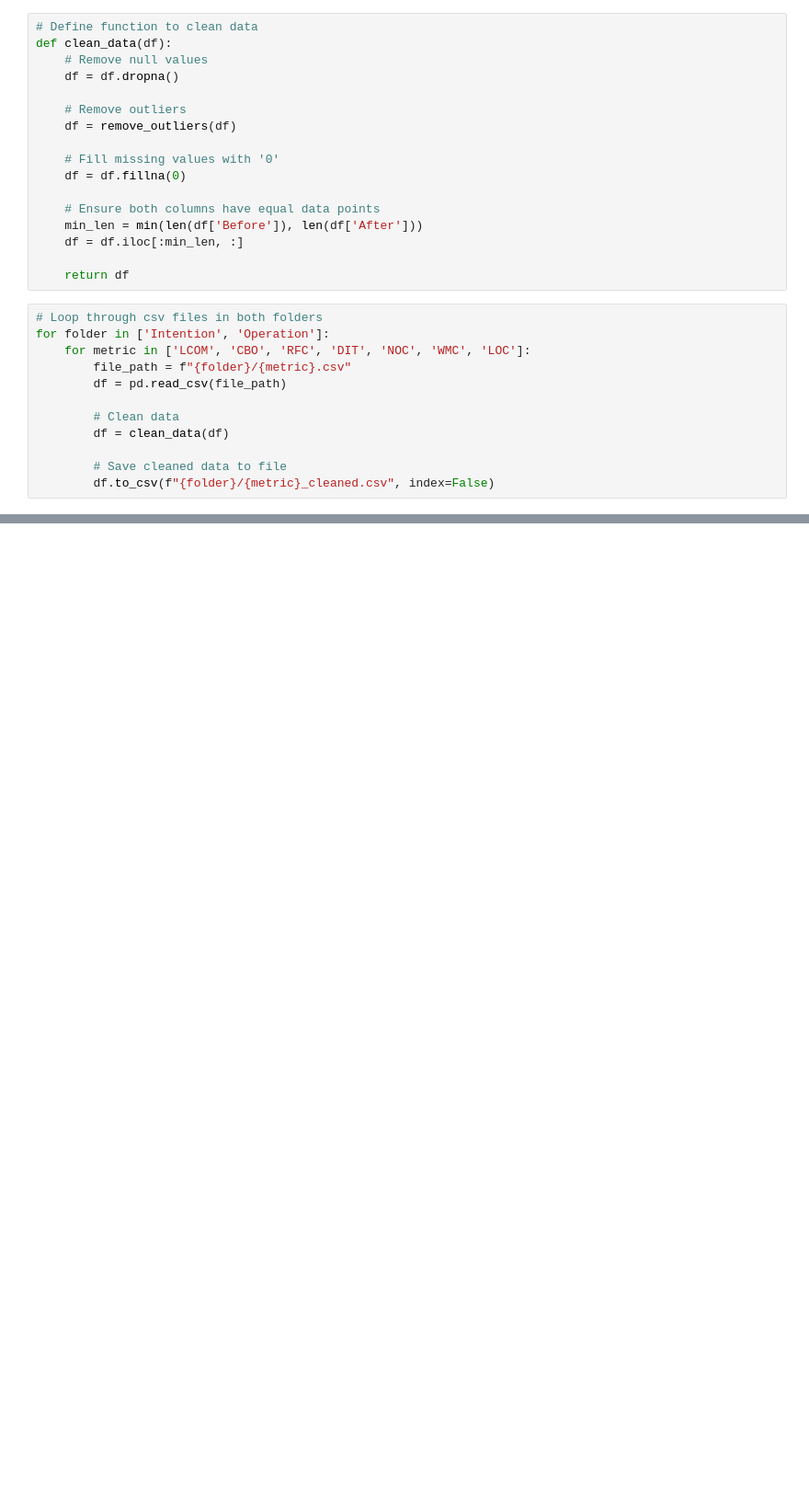
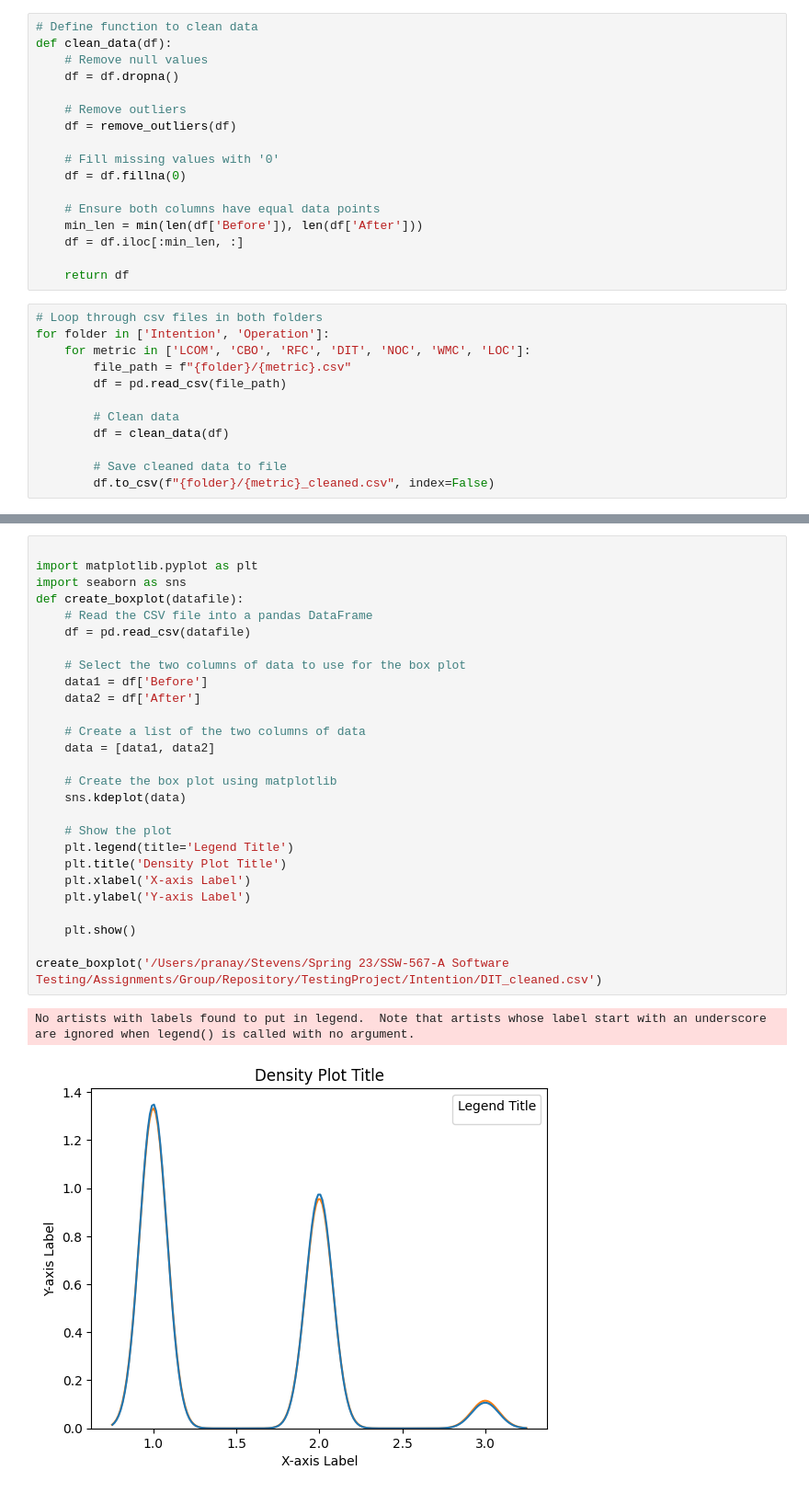
Before and after one commit to PranayRJuturu/DeveloperIntention, a Jupyter notebook: FinalCleaning.ipynb, the cells around one changed output, grey strips where cells are left out. Shown at 92% size. Drawn from its saved outputs; the diff is of its cells as text; blank space fills up the shorter version.

```diff
--- a/FinalCleaning.ipynb
+++ b/FinalCleaning.ipynb
@@ -40,3 +129,33 @@ for folder in ['Intention', 'Operation']:
+# %%
+
+import matplotlib.pyplot as plt
+import seaborn as sns
+def create_boxplot(datafile):
+    # Read the CSV file into a pandas DataFrame
+    df = pd.read_csv(datafile)
+
+    # Select the two columns of data to use for the box plot
+    data1 = df['Before']
+    data2 = df['After']
+
+    # Create a list of the two columns of data
+    data = [data1, data2]
+
+    # Create the box plot using matplotlib
+    sns.kdeplot(data)
+
+    # Show the plot
+    plt.legend(title='Legend Title')
+    plt.title('Density Plot Title')
+    plt.xlabel('X-axis Label')
+    plt.ylabel('Y-axis Label')
+
+    plt.show()
+
+create_boxplot('/Users/pranay/Stevens/Spring 23/SSW-567-A Software Testing/Assignments/Group/Repository/TestingProject/Intention/DIT_cleaned.csv')
+# %% [output]
+No artists with labels found to put in legend.  Note that artists whose label start with an underscore are ignored when legend() is called with no argument.
+[figure, added]
 # %%
 import pandas as pd
 from scipy.stats import ttest_ind, ranksums
```
Also changed, not shown: parts of 2 cells of this notebook.
